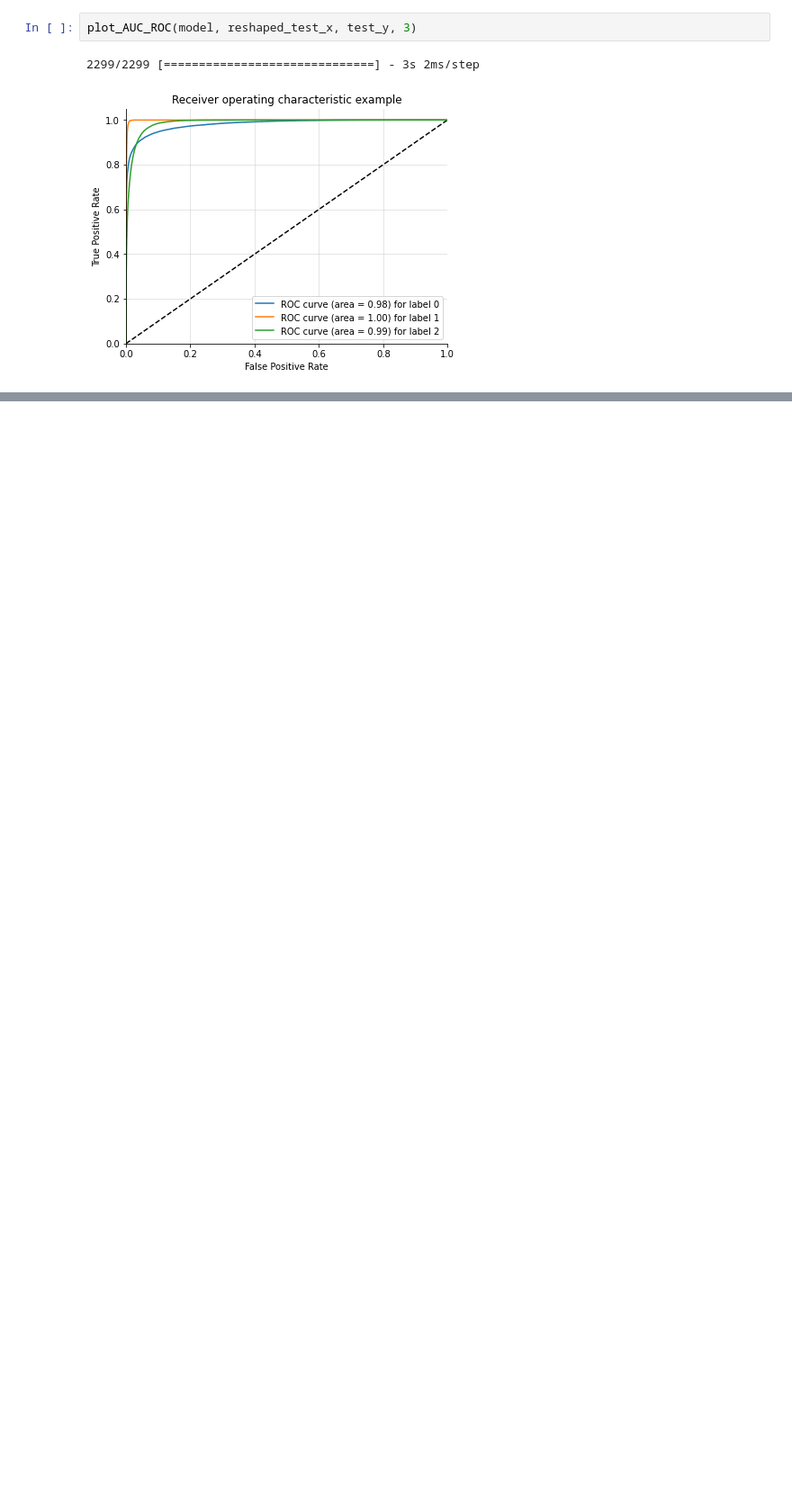
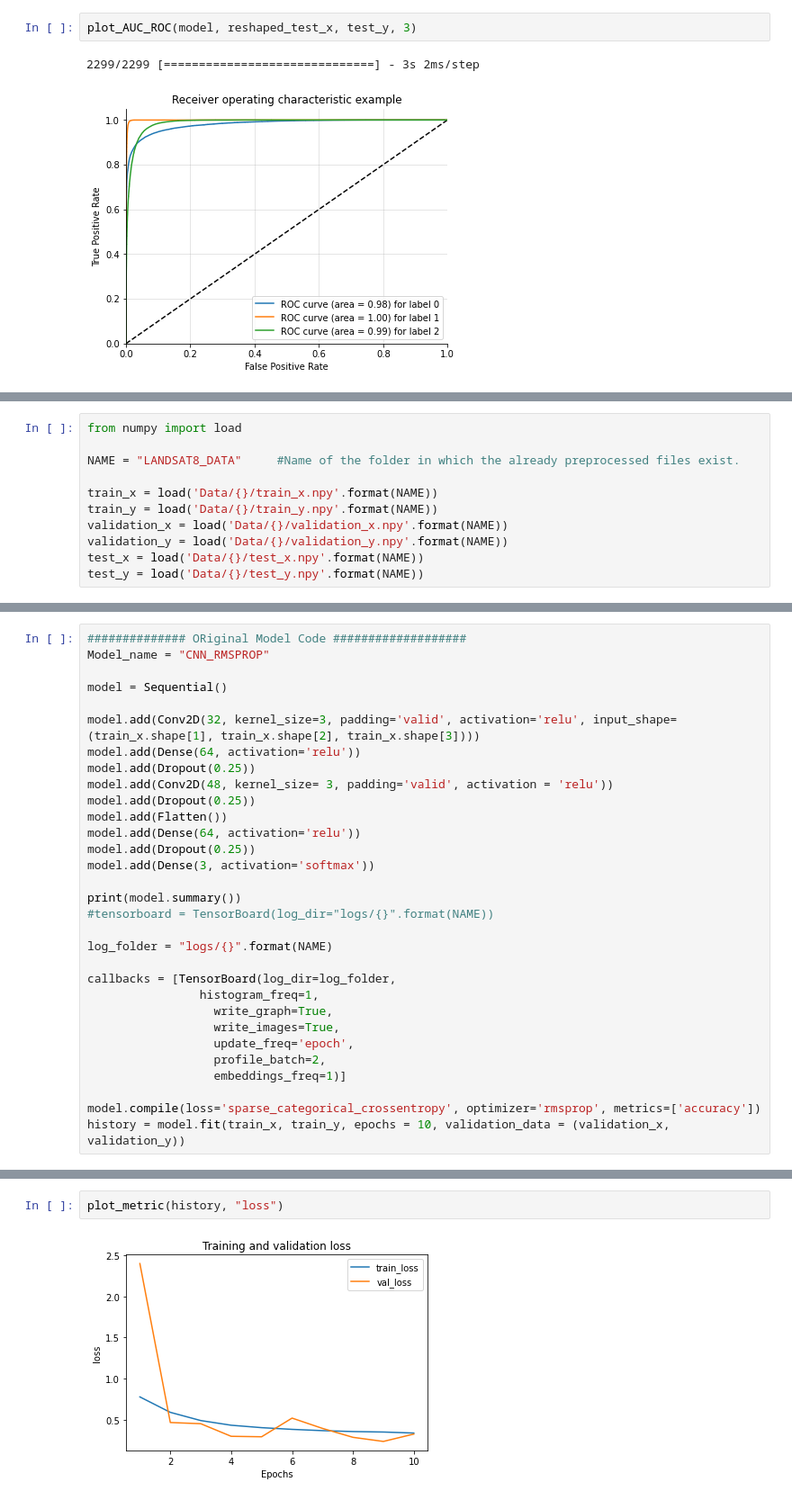
Before and after one commit to sydney-machine-learning/deeplearning_alteration_zones, a Jupyter notebook: Alteration_Zones.ipynb, the cells around one changed output, grey strips where cells are left out. Shown at 90% size. Saved outputs shown, nothing was run; the diff lists cells and outputs as text; blank space fills up the shorter version.

```diff
--- a/Alteration_Zones.ipynb
+++ b/Alteration_Zones.ipynb
@@ -584,0 +591,11 @@ plot_AUC_ROC(model, reshaped_test_x, test_y, 3)
+# %%
+from numpy import load
+
+NAME = "LANDSAT8_DATA"     #Name of the folder in which the already preprocessed files exist.
+
+train_x = load('Data/{}/train_x.npy'.format(NAME))
+train_y = load('Data/{}/train_y.npy'.format(NAME))
+validation_x = load('Data/{}/validation_x.npy'.format(NAME))
+validation_y = load('Data/{}/validation_y.npy'.format(NAME))
+test_x = load('Data/{}/test_x.npy'.format(NAME))
+test_y = load('Data/{}/test_y.npy'.format(NAME))
@@ -584,0 +607,31 @@ plot_AUC_ROC(model, reshaped_test_x, test_y, 3)
+# %%
+############## ORiginal Model Code ###################
+Model_name = "CNN_RMSPROP"
+
+model = Sequential()
+
+model.add(Conv2D(32, kernel_size=3, padding='valid', activation='relu', input_shape=(train_x.shape[1], train_x.shape[2], train_x.shape[3])))
+model.add(Dense(64, activation='relu'))
+model.add(Dropout(0.25))
+model.add(Conv2D(48, kernel_size= 3, padding='valid', activation = 'relu'))
+model.add(Dropout(0.25))
+model.add(Flatten())
+model.add(Dense(64, activation='relu'))
+model.add(Dropout(0.25))
+model.add(Dense(3, activation='softmax'))
+
+print(model.summary())
+#tensorboard = TensorBoard(log_dir="logs/{}".format(NAME))
+
+log_folder = "logs/{}".format(NAME)
+
+callbacks = [TensorBoard(log_dir=log_folder,
+                histogram_freq=1,
+                  write_graph=True,
+                  write_images=True,
+                  update_freq='epoch',
+                  profile_batch=2,
+                  embeddings_freq=1)]
+
+model.compile(loss='sparse_categorical_crossentropy', optimizer='rmsprop', metrics=['accuracy'])
+history = model.fit(train_x, train_y, epochs = 10, validation_data = (validation_x, validation_y))
@@ -584,0 +665,4 @@ plot_AUC_ROC(model, reshaped_test_x, test_y, 3)
+# %%
+plot_metric(history, "loss")
+# %% [output]
+[figure, added]
```
Also changed, not shown: parts of 28 cells of this notebook, 58 other files.
